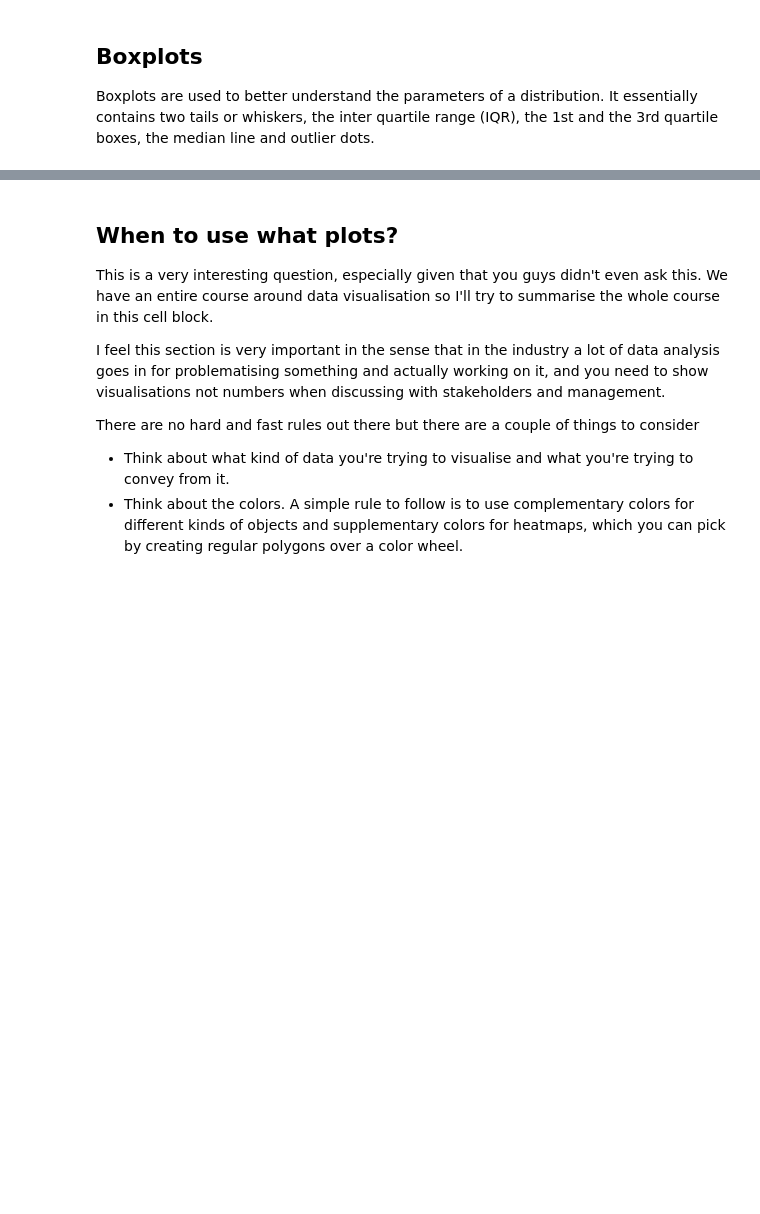
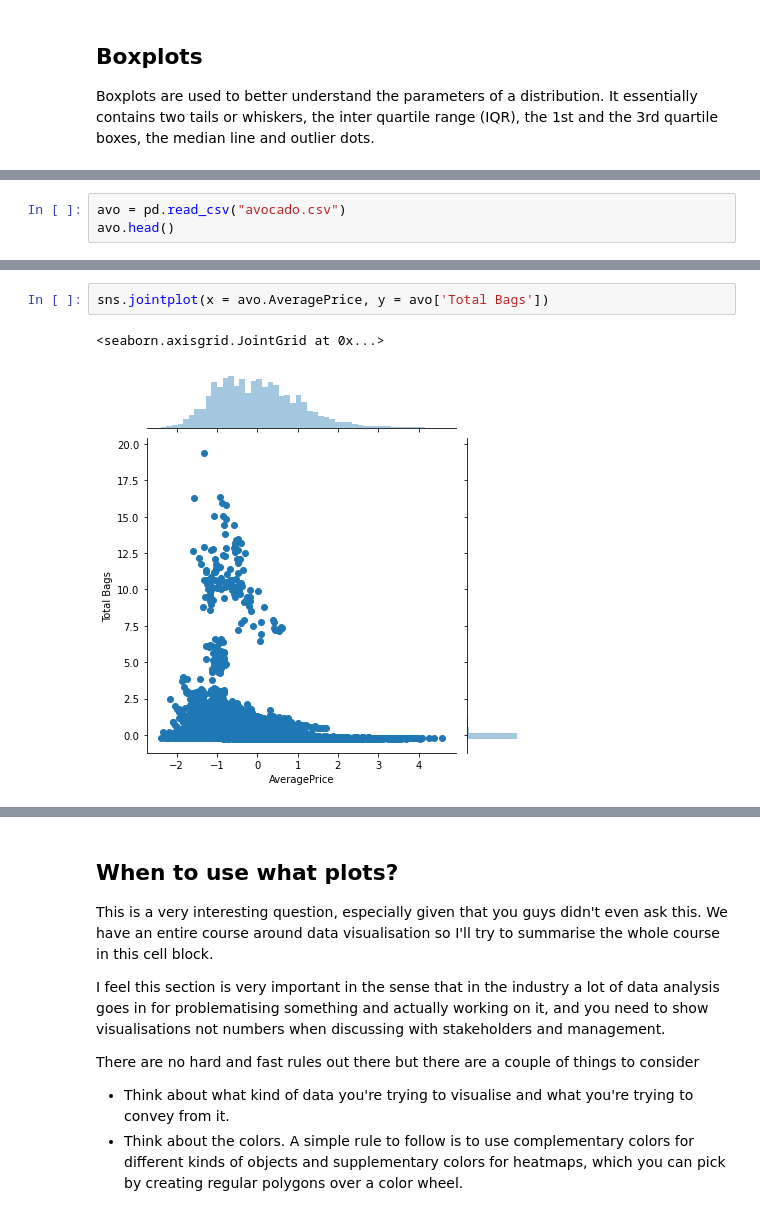
Before and after one commit to frenzytejask98/ML_TA_IIITB_2020, a Jupyter notebook: September_18/data_visualisation.ipynb, the cells around one changed output, grey strips where cells are left out. Saved outputs shown, nothing was run; the diff lists cells and outputs as text; blank space fills up the shorter version.

```diff
--- a/September_18/data_visualisation.ipynb
+++ b/September_18/data_visualisation.ipynb
@@ -110,0 +117,3 @@ plt.show()
+# %%
+avo = pd.read_csv("avocado.csv")
+avo.head()
@@ -110,0 +141,5 @@ plt.show()
+# %%
+sns.jointplot(x = avo.AveragePrice, y = avo['Total Bags'])
+# %% [output]
+<seaborn.axisgrid.JointGrid at 0x...>
+[figure, added]
```
Also changed, not shown: parts of 30 cells of this notebook.
